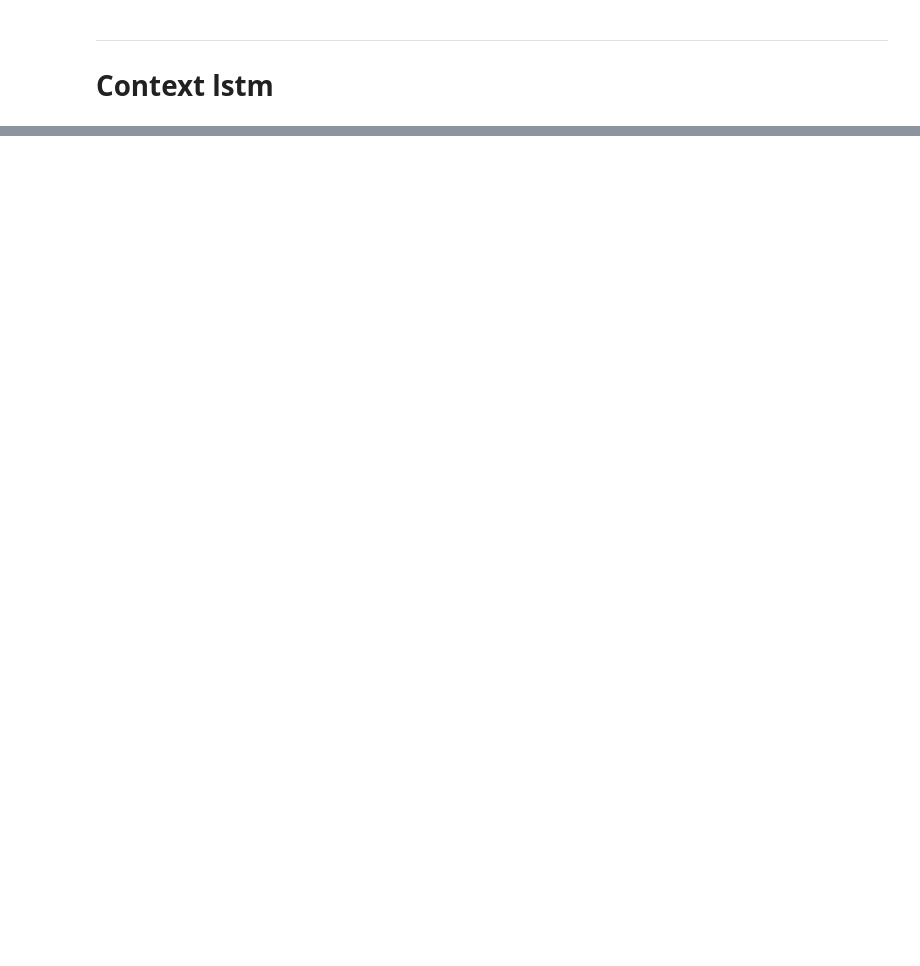
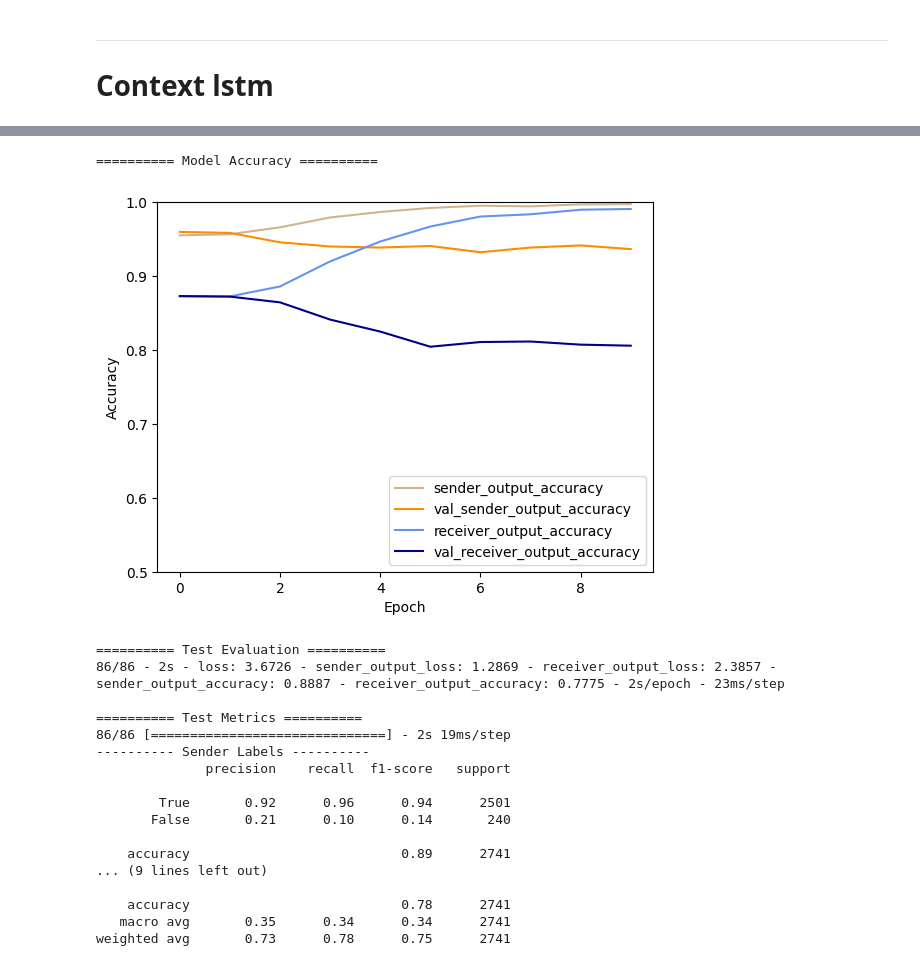
Before and after one commit to AdamKreitz/w266-final-project, a Jupyter notebook: lee2.ipynb, the cells around one changed output, grey strips where cells are left out. Cells and saved outputs as stored; diff of their text form; code cells hidden in the pictures; blank space fills up the shorter version.

```diff
--- a/lee2.ipynb
+++ b/lee2.ipynb
@@ -652,0 +852,3 @@ straightforward       0.87      0.83      0.85      2378
+# %%
+context_lstm_power_model = create_context_lstm_power_model()
+context_lstm_power_model.summary()
@@ -652,0 +873,7 @@ straightforward       0.87      0.83      0.85      2378
+# %%
+context_lstm_power_history = context_lstm_power_model.fit(
+    [train_encoded_padded, train_prev_encoded_padded, train_df['game_score_delta']],
+    [train_df['sender_labels_encoded'], train_df['receiver_labels_encoded']],
+    validation_data=([validation_encoded_padded, validation_prev_encoded_padded, validation_df['game_score_delta']], [validation_df['sender_labels_encoded'], validation_df['receiver_labels_encoded']]),
+    epochs=10
+)
@@ -652,0 +901,22 @@ straightforward       0.87      0.83      0.85      2378
+# %%
+EvaluateModel(context_lstm_power_model, [test_encoded_padded, test_prev_encoded_padded, test_df['game_score_delta']], [test_df['sender_labels_encoded'], test_df['receiver_labels_encoded']], context_lstm_power_history)
+# %% [output]
+========== Model Accuracy ==========
+[figure, added]
+========== Test Evaluation ==========
+86/86 - 2s - loss: 3.6726 - sender_output_loss: 1.2869 - receiver_output_loss: 2.3857 - sender_output_accuracy: 0.8887 - receiver_output_accuracy: 0.7775 - 2s/epoch - 23ms/step
+
+========== Test Metrics ==========
+86/86 [==============================] - 2s 19ms/step
+---------- Sender Labels ----------
+              precision    recall  f1-score   support
+
+        True       0.92      0.96      0.94      2501
+       False       0.21      0.10      0.14       240
+
+    accuracy                           0.89      2741
+... (9 lines left out)
+
+    accuracy                           0.78      2741
+   macro avg       0.35      0.34      0.34      2741
+weighted avg       0.73      0.78      0.75      2741
```
Also changed, not shown: parts of 27 cells of this notebook.
